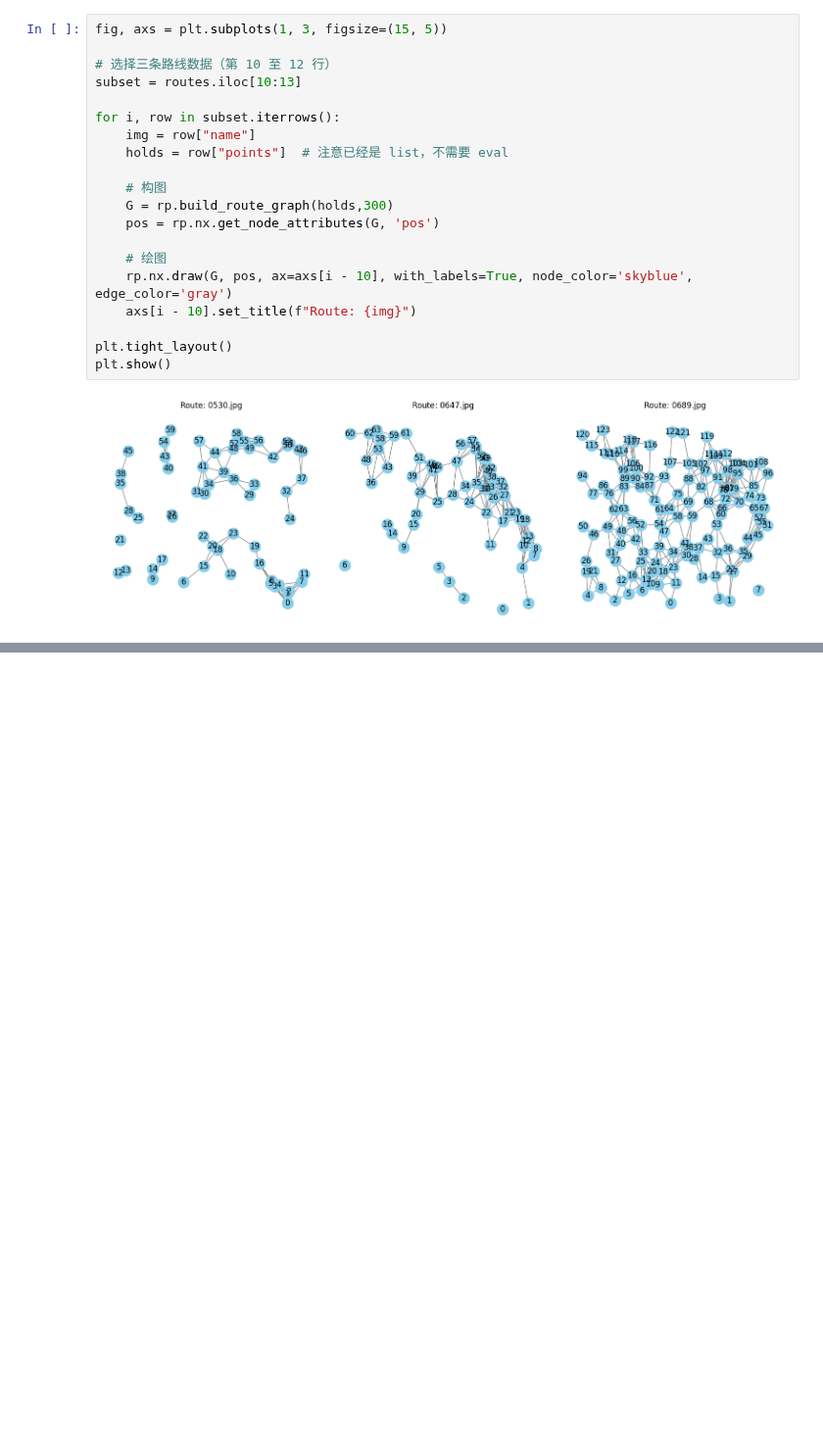
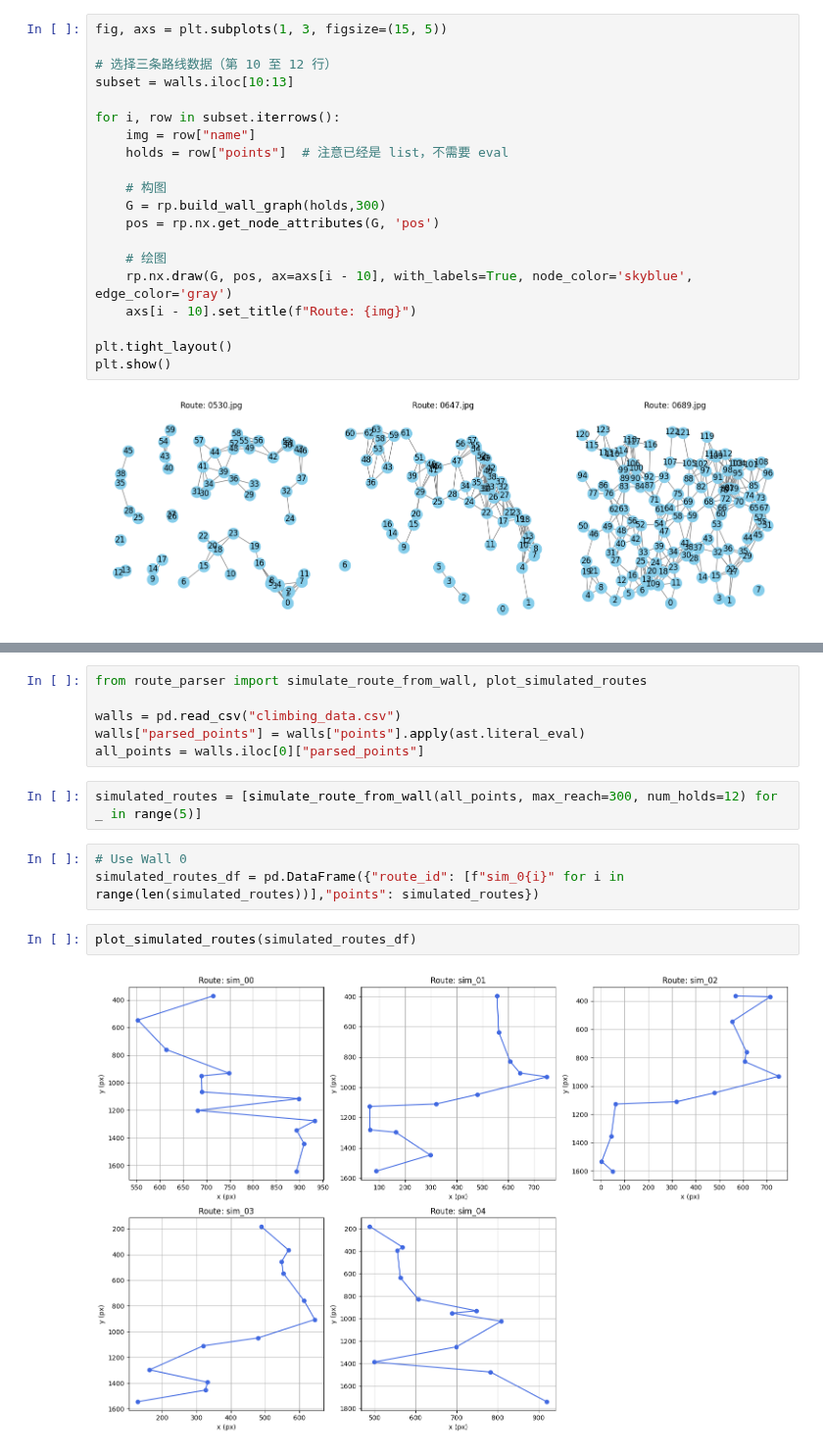
Before and after one commit to Alger3/Climbing_Model, a Jupyter notebook: data/parse_and_plot_routes.ipynb, the cells around one changed output, grey strips where cells are left out. Shown at 98% size. Cells and saved outputs as stored; diff of their text form; blank space fills up the shorter version.

Commit message:
Simulate the route from walls

```diff
--- a/data/parse_and_plot_routes.ipynb
+++ b/data/parse_and_plot_routes.ipynb
@@ -49,14 +51,14 @@ routes = routes.rename(columns={"sorted_points":"points"})
 fig, axs = plt.subplots(1, 3, figsize=(15, 5))
 
 # 选择三条路线数据（第 10 至 12 行）
-subset = routes.iloc[10:13]
+subset = walls.iloc[10:13]
 
 for i, row in subset.iterrows():
     img = row["name"]
     holds = row["points"]  # 注意已经是 list，不需要 eval
 
     # 构图
-    G = rp.build_route_graph(holds,300)
+    G = rp.build_wall_graph(holds,300)
     pos = rp.nx.get_node_attributes(G, 'pos')
 
     # 绘图
@@ -90,0 +95,15 @@ routes.to_csv("climbing_data.csv")
+# %%
+from route_parser import simulate_route_from_wall, plot_simulated_routes
+
+walls = pd.read_csv("climbing_data.csv")
+walls["parsed_points"] = walls["points"].apply(ast.literal_eval)
+all_points = walls.iloc[0]["parsed_points"]
+# %%
+simulated_routes = [simulate_route_from_wall(all_points, max_reach=300, num_holds=12) for _ in range(5)]
+# %%
+# Use Wall 0
+simulated_routes_df = pd.DataFrame({"route_id": [f"sim_0{i}" for i in range(len(simulated_routes))],"points": simulated_routes})
+# %%
+plot_simulated_routes(simulated_routes_df)
+# %% [output]
+[figure, added]
```
Also changed, not shown: parts of 13 cells of this notebook.
